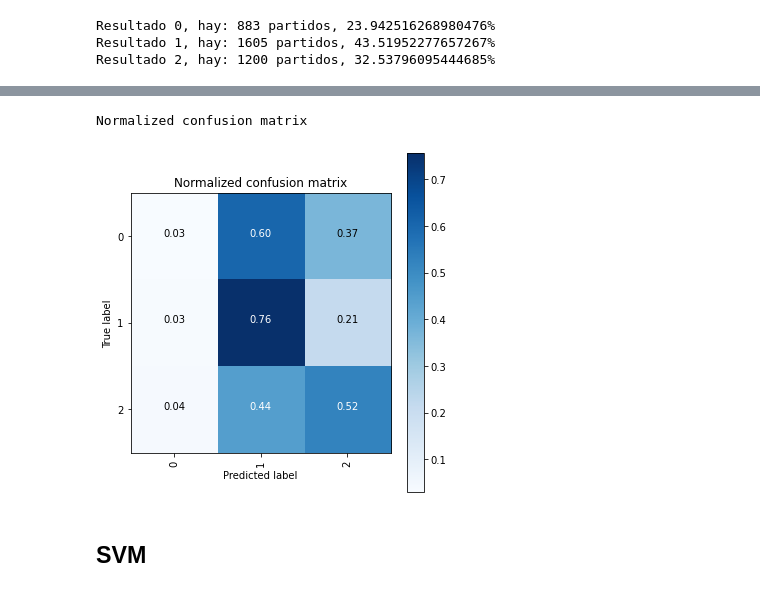
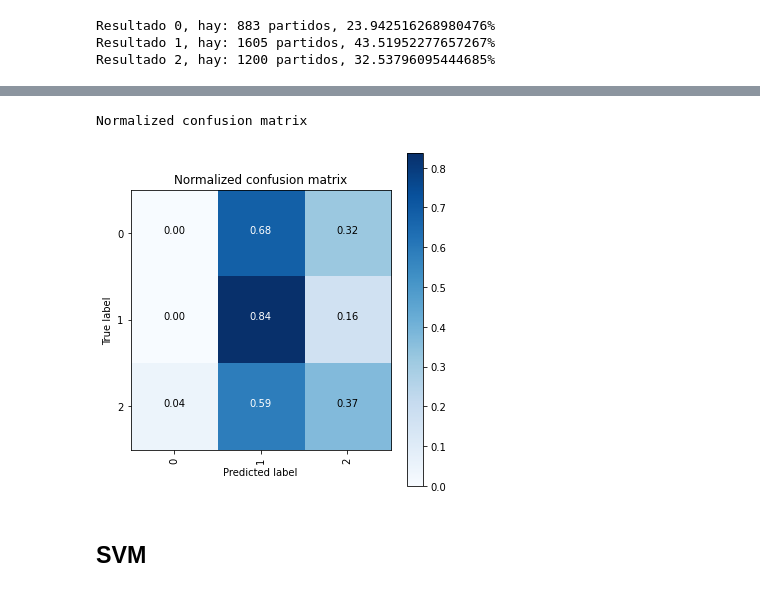
Before and after one commit to Diegofpdt/DL-aplicado-a-predicci-n-de-resultados-deportivos, a Jupyter notebook: Modelos_grandes_ligas.ipynb, the cells around one changed output, grey strips where cells are left out. Cells and saved outputs as stored; diff of their text form; code cells hidden in the pictures.

Commit message:
New train and test, prediction of last season

```diff
--- a/Modelos_grandes_ligas.ipynb
+++ b/Modelos_grandes_ligas.ipynb
@@ -422,0 +411,8 @@ matches.tail()
+# %%
+# Separar el último torneo del resto
+
+cant_partidos_ultima_temp = len(torneos[-1])
+
+matches_train = matches.iloc[:-cant_partidos_ultima_temp]
+matches_test = matches.iloc[-cant_partidos_ultima_temp:]
+matches_train.shape, matches_test.shape
@@ -422,0 +421,7 @@ matches.tail()
+# %%
+result_train = matches_train["result"]
+result_test = matches_test["result"]
+matches_train = matches_train.drop(columns = ["team_home", "team_away", "result", "score_home", "score_away", "number_of_match"])
+matches_test = matches_test.drop(columns = ["team_home", "team_away", "result", "score_home", "score_away", "number_of_match"])
+
+matches_train.tail(), matches_test.tail()
@@ -423,10 +446,10 @@ matches.tail()
 # %%
-X = matches.to_numpy()
+X = matches_train.to_numpy()
 scaler = preprocessing.StandardScaler()
-X_escalados = scaler.fit_transform(X)
-y = result
+X_train = scaler.fit_transform(X)
+y_train = result_train
+X_test = scaler.transform(matches_test.to_numpy())
+y_test = result_test
-# %%
-X_train, X_test, y_train, y_test = train_test_split(X_escalados, y, test_size=0.3, random_state = 1, stratify=y)
 # %%
 from sklearn.linear_model import LogisticRegression
 
@@ -483,15 +506,15 @@ def plot_confusion_matrix(cm, classes,
 # %%
 cnf_matrix = confusion_matrix(y_test, predicted_logistic_reg)
 np.set_printoptions(precision=2)
-classes = np.unique(y)
+classes = np.unique(y_train)
 # Plot normalized confusion matrix
 plt.figure(figsize=(5,5))
 plot_confusion_matrix(cnf_matrix, classes=classes, normalize=True, title='Normalized confusion matrix')
 
 plt.show()
 # %% [output]
 Normalized confusion matrix
-[figure, old version]
+[figure, new version]
 # %% [markdown]
 ## SVM
 # %%
```
Also changed, not shown: parts of 22 cells of this notebook.
